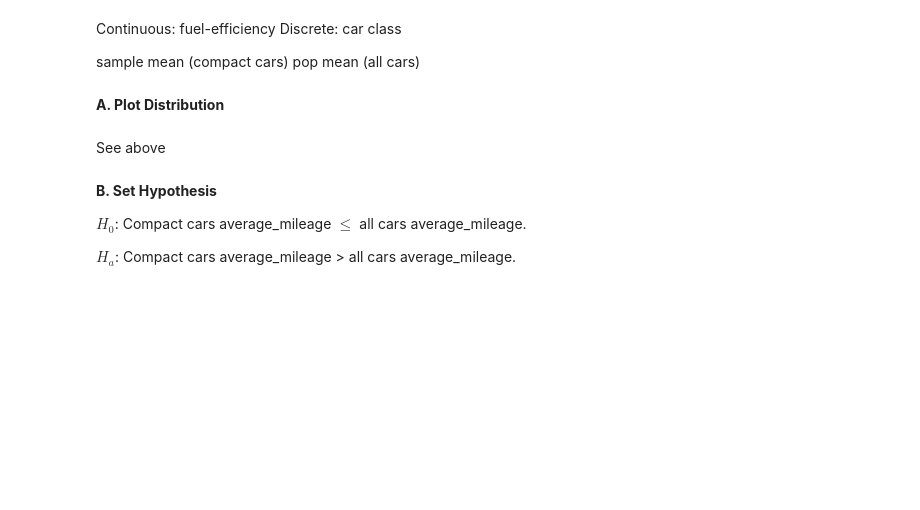
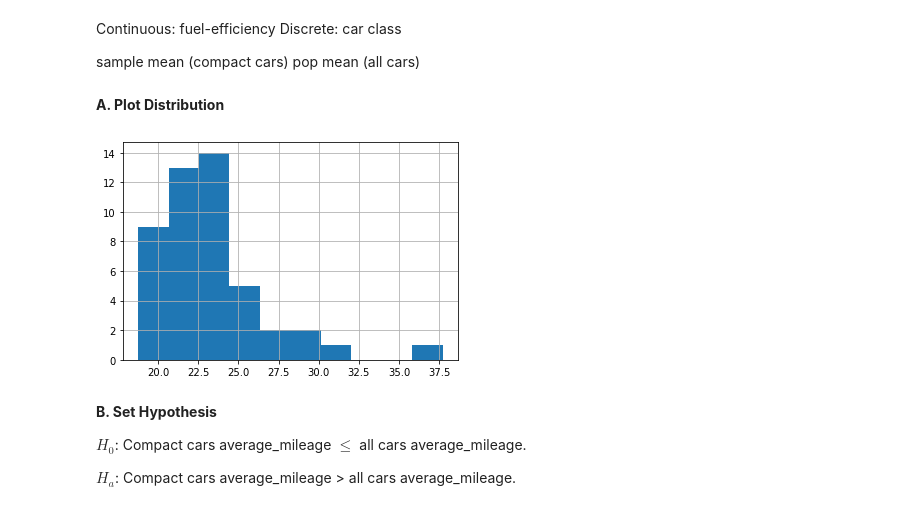
Before and after one commit to markydoug/statistics-exercises, a Jupyter notebook: hypothesis_testing.ipynb, the cells around one changed output. Drawn from its saved outputs; the diff is of its cells as text; code cells hidden in the pictures; blank space fills up the shorter version.

```diff
--- a/hypothesis_testing.ipynb
+++ b/hypothesis_testing.ipynb
@@ -318,8 +328,10 @@ sample_mean = mpg.average_mileage[mpg["class"] == 'compact']
 pop_mean = mpg.average_mileage.mean()
 # %% [markdown]
 **A. Plot Distribution**
-# %% [markdown]
-See above
+# %%
+sample_mean.hist();
+# %% [output]
+[figure, added]
 # %% [markdown]
 **B. Set Hypothesis**
 
```
Also changed, not shown: parts of 69 cells of this notebook.
